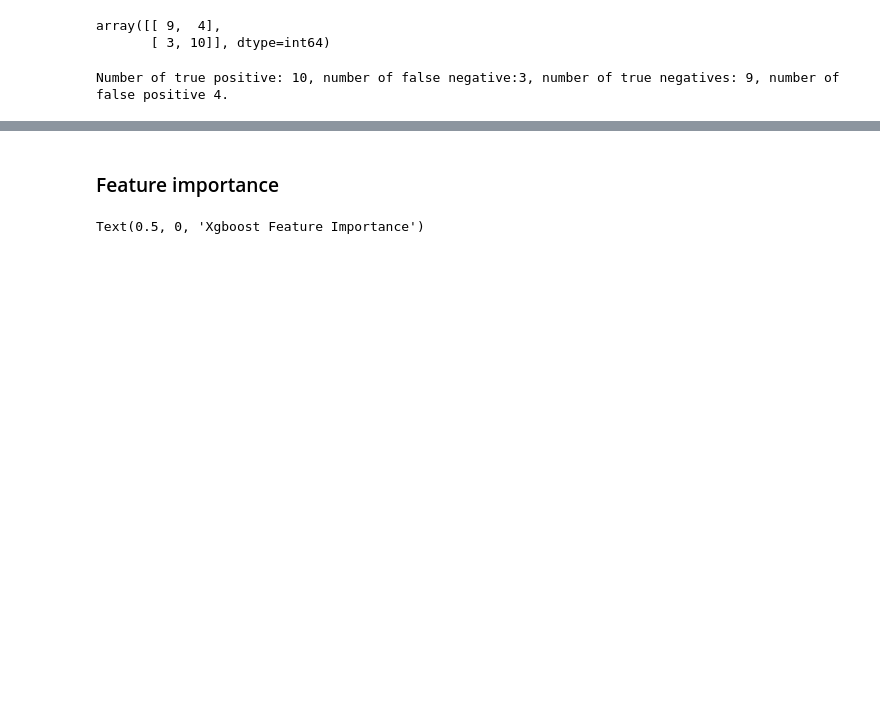
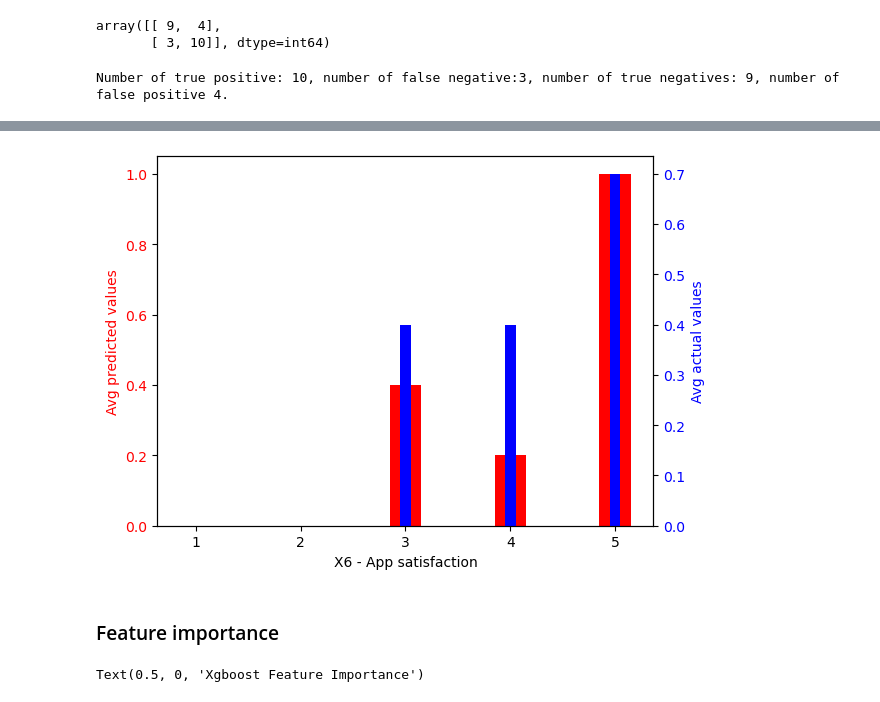
Before and after one commit to chiara89/mFi8znFt4ZE6Spwv, a Jupyter notebook: happyCustomerModel.ipynb, the cells around one changed output, grey strips where cells are left out. Cells and saved outputs as stored; diff of their text form; code cells hidden in the pictures; blank space fills up the shorter version.

```diff
--- a/happyCustomerModel.ipynb
+++ b/happyCustomerModel.ipynb
@@ -452,3 +500,36 @@ From the confusion matrix we can notice that the result it's not great consideri
+# %%
+mean_X6_pred =[]
+for key in list(X6_dict_pred.keys()):
+    if len(X6_dict_pred[key]) != 0:
+        mean_X6_pred.append(sum(X6_dict_pred[key])/len(X6_dict_pred[key]))
+    else:
+        mean_X6_pred.append(0)
+mean_X6_act =[]
+for key in X6_dict_act.keys():
+    if len(X6_dict_act[key]) != 0:
+        mean_X6_act.append(sum(X6_dict_act[key])/len(X6_dict_act[key]))
+    else:
+        mean_X6_act.append(0)
+# Create Plot
+fig, ax1 = plt.subplots()
+ax1.set_xlabel("X6 - App satisfaction")
+ax1.set_ylabel("Avg predicted values",color='red')
+ax1.bar(list(X6_dict_pred.keys()),mean_X6_pred,width=0.3,color='red')
+ax1.tick_params(axis ='y', labelcolor = 'red')
+
+# Adding Twin Axes
+
+ax2 = ax1.twinx()
+
+ax2.set_ylabel('Avg actual values', color = 'blue')
+ax2.bar(list(X6_dict_pred.keys()),mean_X6_act,width=0.1, color = 'blue')
+ax2.tick_params(axis ='y', labelcolor = 'blue')
+
+# Show plot
+
+plt.show()
+# %% [output]
+[figure, added]
 # %% [markdown]
 ### Feature importance
 # %%
```
Also changed, not shown: parts of 12 cells of this notebook.
